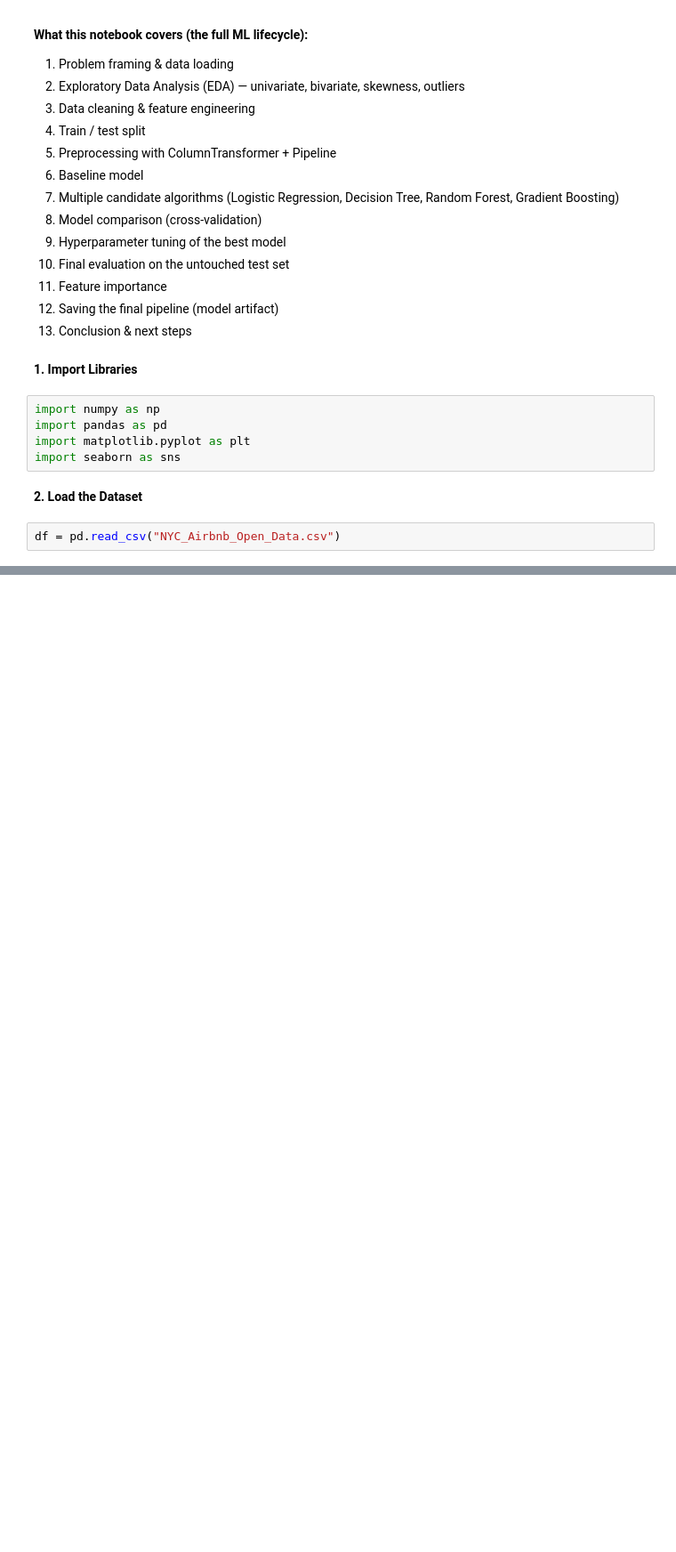
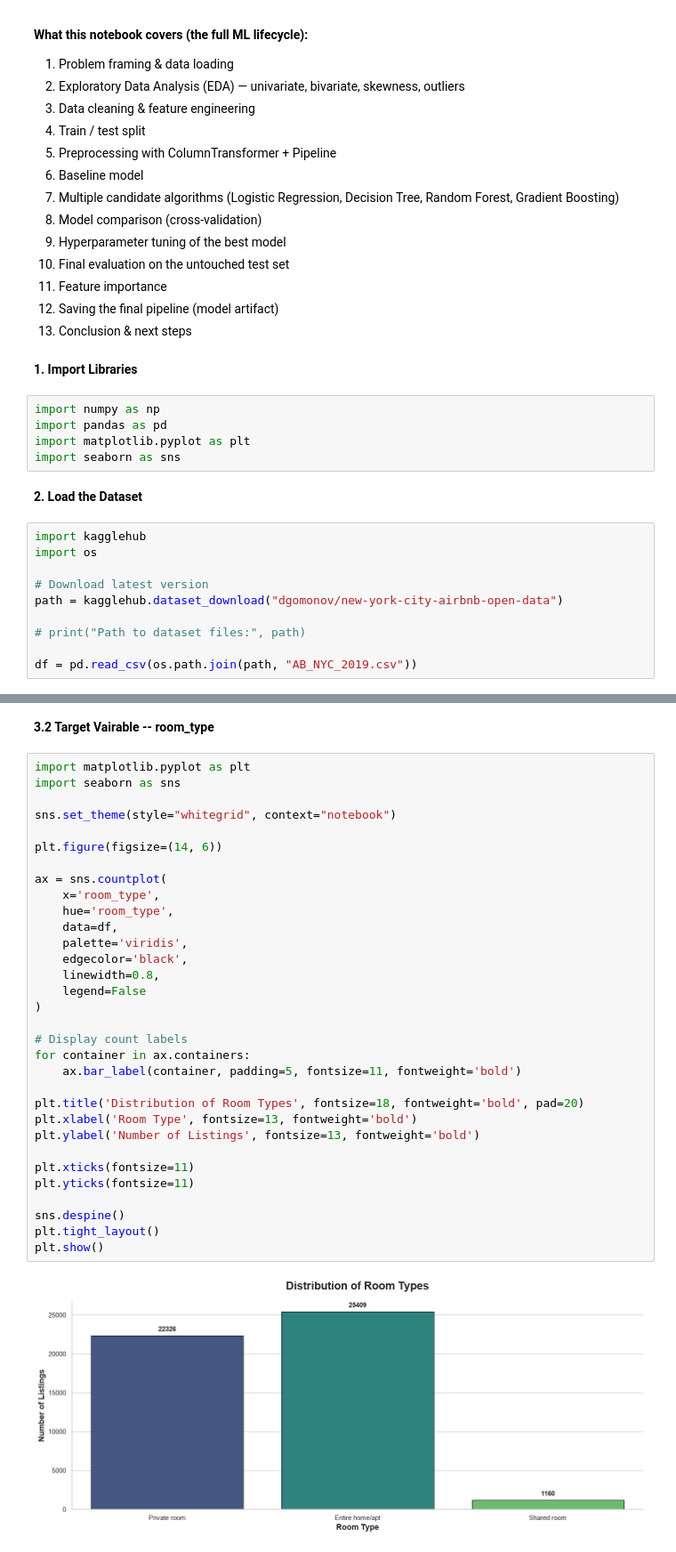
Before and after one commit to AlwinVJ/-NYC-Airbnb-Room-Type-Predictor, a Jupyter notebook: nyc_airbnb_room_type_classification.ipynb, the cells around one changed output, grey strips where cells are left out. Shown at 89% size. Drawn from its saved outputs; the diff is of its cells as text; blank space fills up the shorter version.

Commit message:
feat: intialize EDA by identifying missing values and exploring target variable

```diff
--- a/nyc_airbnb_room_type_classification.ipynb
+++ b/nyc_airbnb_room_type_classification.ipynb
@@ -28,7 +28,15 @@ import seaborn as sns
 # %% [markdown]
 **2. Load the Dataset**
 # %%
-df = pd.read_csv("NYC_Airbnb_Open_Data.csv")
+import kagglehub
+import os
+
+# Download latest version
+path = kagglehub.dataset_download("dgomonov/new-york-city-airbnb-open-data")
+
+# print("Path to dataset files:", path)
+
+df = pd.read_csv(os.path.join(path, "AB_NYC_2019.csv"))
 # %%
 df.head()
 # %% [output]
@@ -40,0 +108,36 @@ df.head()
+# %% [markdown]
+**3.2 Target Vairable -- room_type**
+# %%
+import matplotlib.pyplot as plt
+import seaborn as sns
+
+sns.set_theme(style="whitegrid", context="notebook")
+
+plt.figure(figsize=(14, 6))
+
+ax = sns.countplot(
+    x='room_type',
+    hue='room_type',
+    data=df,
+    palette='viridis',
+    edgecolor='black',
+    linewidth=0.8,
+    legend=False
+)
+
+# Display count labels
+for container in ax.containers:
+    ax.bar_label(container, padding=5, fontsize=11, fontweight='bold')
+
+plt.title('Distribution of Room Types', fontsize=18, fontweight='bold', pad=20)
+plt.xlabel('Room Type', fontsize=13, fontweight='bold')
+plt.ylabel('Number of Listings', fontsize=13, fontweight='bold')
+
+plt.xticks(fontsize=11)
+plt.yticks(fontsize=11)
+
+sns.despine()
+plt.tight_layout()
+plt.show()
+# %% [output]
+[figure, added]
```
Also changed, not shown: parts of 5 cells of this notebook.
